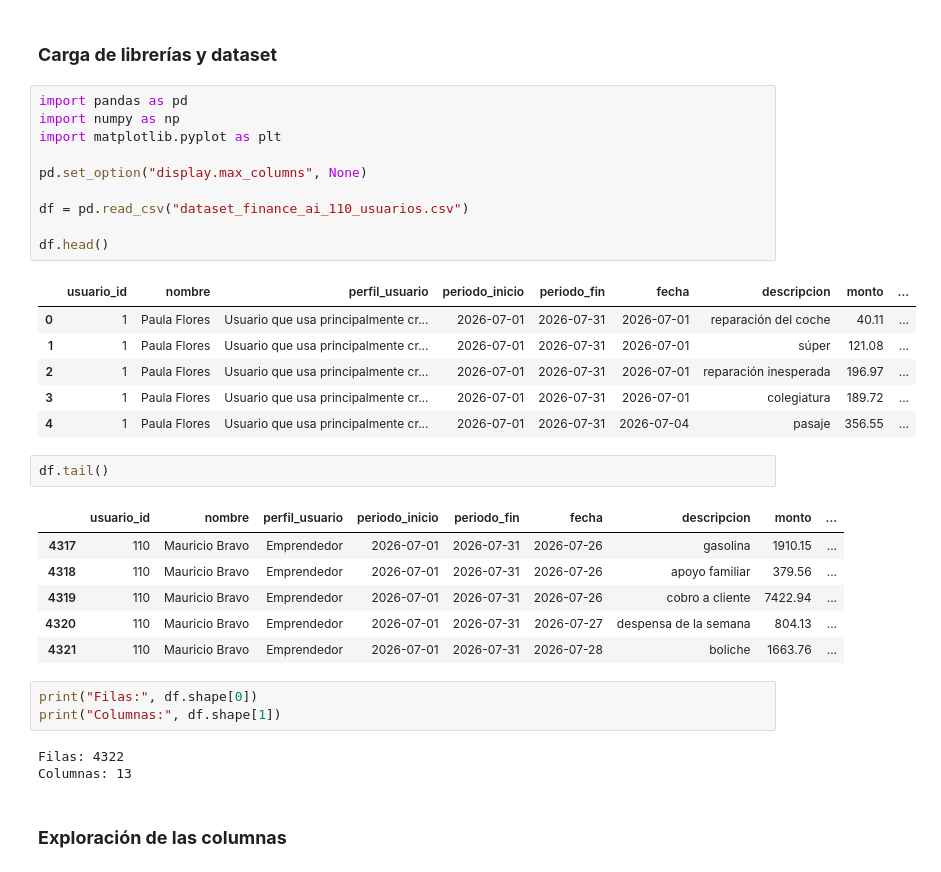
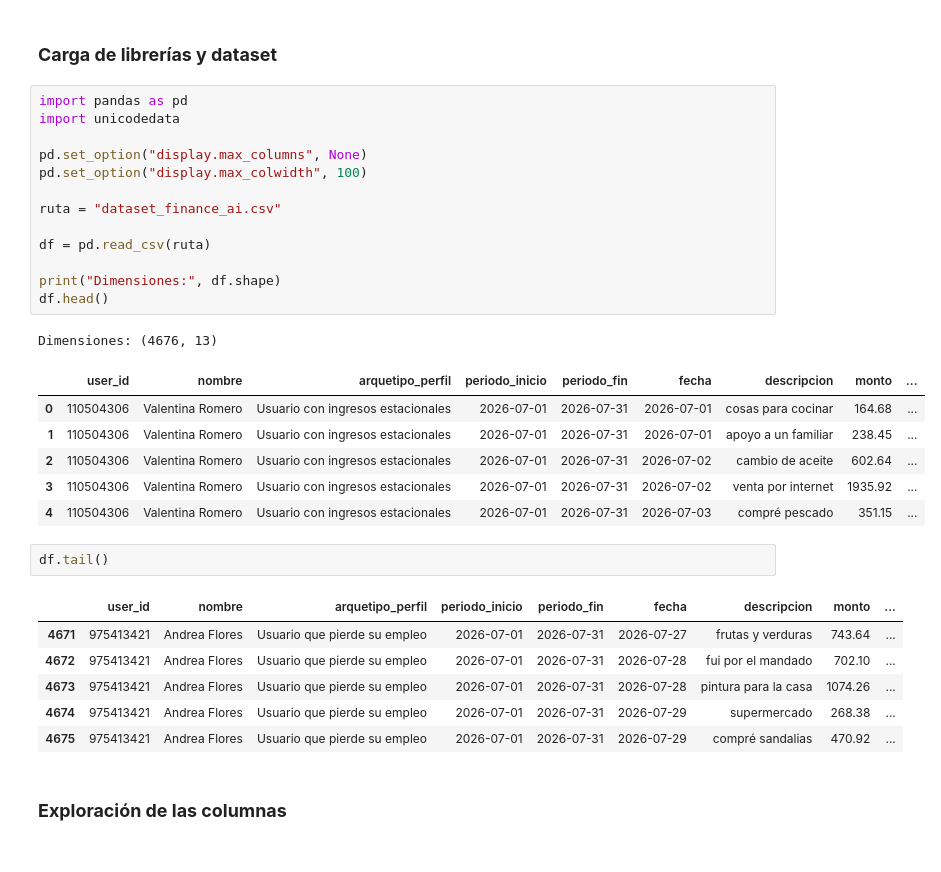
Before and after one commit to No-Country-simulation/Hackathon-G9-LATAM-Team-68, a Jupyter notebook: ciencia-de-datos/cuaderno_trabajo.ipynb, the cells around one changed output. Cells and saved outputs as stored; diff of their text form.

```diff
--- a/ciencia-de-datos/cuaderno_trabajo.ipynb
+++ b/ciencia-de-datos/cuaderno_trabajo.ipynb
@@ -17,35 +17,33 @@ Incluye:
 ### **Carga de librerías y dataset**
 # %%
 import pandas as pd
-import numpy as np
-import matplotlib.pyplot as plt
+import unicodedata
 
 pd.set_option("display.max_columns", None)
+pd.set_option("display.max_colwidth", 100)
 
-df = pd.read_csv("dataset_finance_ai_110_usuarios.csv")
+ruta = "dataset_finance_ai.csv"
 
+df = pd.read_csv(ruta)
+
+print("Dimensiones:", df.shape)
 df.head()
 # %% [output]
+Dimensiones: (4676, 13)
-|  | usuario_id | nombre | perfil_usuario | periodo_inicio | periodo_fin | fecha | descripcion | monto | ... |
-| 0 | 1 | Paula Flores | Usuario que usa principalmente cr... | 2026-07-01 | 2026-07-31 | 2026-07-01 | reparación del coche | 40.11 | ... |
-| 1 | 1 | Paula Flores | Usuario que usa principalmente cr... | 2026-07-01 | 2026-07-31 | 2026-07-01 | súper | 121.08 | ... |
-| 2 | 1 | Paula Flores | Usuario que usa principalmente cr... | 2026-07-01 | 2026-07-31 | 2026-07-01 | reparación inesperada | 196.97 | ... |
-| 3 | 1 | Paula Flores | Usuario que usa principalmente cr... | 2026-07-01 | 2026-07-31 | 2026-07-01 | colegiatura | 189.72 | ... |
-| 4 | 1 | Paula Flores | Usuario que usa principalmente cr... | 2026-07-01 | 2026-07-31 | 2026-07-04 | pasaje | 356.55 | ... |
+|  | user_id | nombre | arquetipo_perfil | periodo_inicio | periodo_fin | fecha | descripcion | monto | ... |
+| 0 | 110504306 | Valentina Romero | Usuario con ingresos estacionales | 2026-07-01 | 2026-07-31 | 2026-07-01 | cosas para cocinar | 164.68 | ... |
+| 1 | 110504306 | Valentina Romero | Usuario con ingresos estacionales | 2026-07-01 | 2026-07-31 | 2026-07-01 | apoyo a un familiar | 238.45 | ... |
+| 2 | 110504306 | Valentina Romero | Usuario con ingresos estacionales | 2026-07-01 | 2026-07-31 | 2026-07-02 | cambio de aceite | 602.64 | ... |
+| 3 | 110504306 | Valentina Romero | Usuario con ingresos estacionales | 2026-07-01 | 2026-07-31 | 2026-07-02 | venta por internet | 1935.92 | ... |
+| 4 | 110504306 | Valentina Romero | Usuario con ingresos estacionales | 2026-07-01 | 2026-07-31 | 2026-07-03 | compré pescado | 351.15 | ... |
 # %%
 df.tail()
 # %% [output]
-|  | usuario_id | nombre | perfil_usuario | periodo_inicio | periodo_fin | fecha | descripcion | monto | ... |
-| 4317 | 110 | Mauricio Bravo | Emprendedor | 2026-07-01 | 2026-07-31 | 2026-07-26 | gasolina | 1910.15 | ... |
-| 4318 | 110 | Mauricio Bravo | Emprendedor | 2026-07-01 | 2026-07-31 | 2026-07-26 | apoyo familiar | 379.56 | ... |
-| 4319 | 110 | Mauricio Bravo | Emprendedor | 2026-07-01 | 2026-07-31 | 2026-07-26 | cobro a cliente | 7422.94 | ... |
-| 4320 | 110 | Mauricio Bravo | Emprendedor | 2026-07-01 | 2026-07-31 | 2026-07-27 | despensa de la semana | 804.13 | ... |
-| 4321 | 110 | Mauricio Bravo | Emprendedor | 2026-07-01 | 2026-07-31 | 2026-07-28 | boliche | 1663.76 | ... |
+|  | user_id | nombre | arquetipo_perfil | periodo_inicio | periodo_fin | fecha | descripcion | monto | ... |
+| 4671 | 975413421 | Andrea Flores | Usuario que pierde su empleo | 2026-07-01 | 2026-07-31 | 2026-07-27 | frutas y verduras | 743.64 | ... |
+| 4672 | 975413421 | Andrea Flores | Usuario que pierde su empleo | 2026-07-01 | 2026-07-31 | 2026-07-28 | fui por el mandado | 702.10 | ... |
+| 4673 | 975413421 | Andrea Flores | Usuario que pierde su empleo | 2026-07-01 | 2026-07-31 | 2026-07-28 | pintura para la casa | 1074.26 | ... |
+| 4674 | 975413421 | Andrea Flores | Usuario que pierde su empleo | 2026-07-01 | 2026-07-31 | 2026-07-29 | supermercado | 268.38 | ... |
+| 4675 | 975413421 | Andrea Flores | Usuario que pierde su empleo | 2026-07-01 | 2026-07-31 | 2026-07-29 | compré sandalias | 470.92 | ... |
-# %%
-print("Filas:", df.shape[0])
-print("Columnas:", df.shape[1])
-# %% [output]
-Filas: 4322
-Columnas: 13
 # %% [markdown]
 ### **Exploración de las columnas**
```
Also changed, not shown: parts of 121 cells of this notebook.
